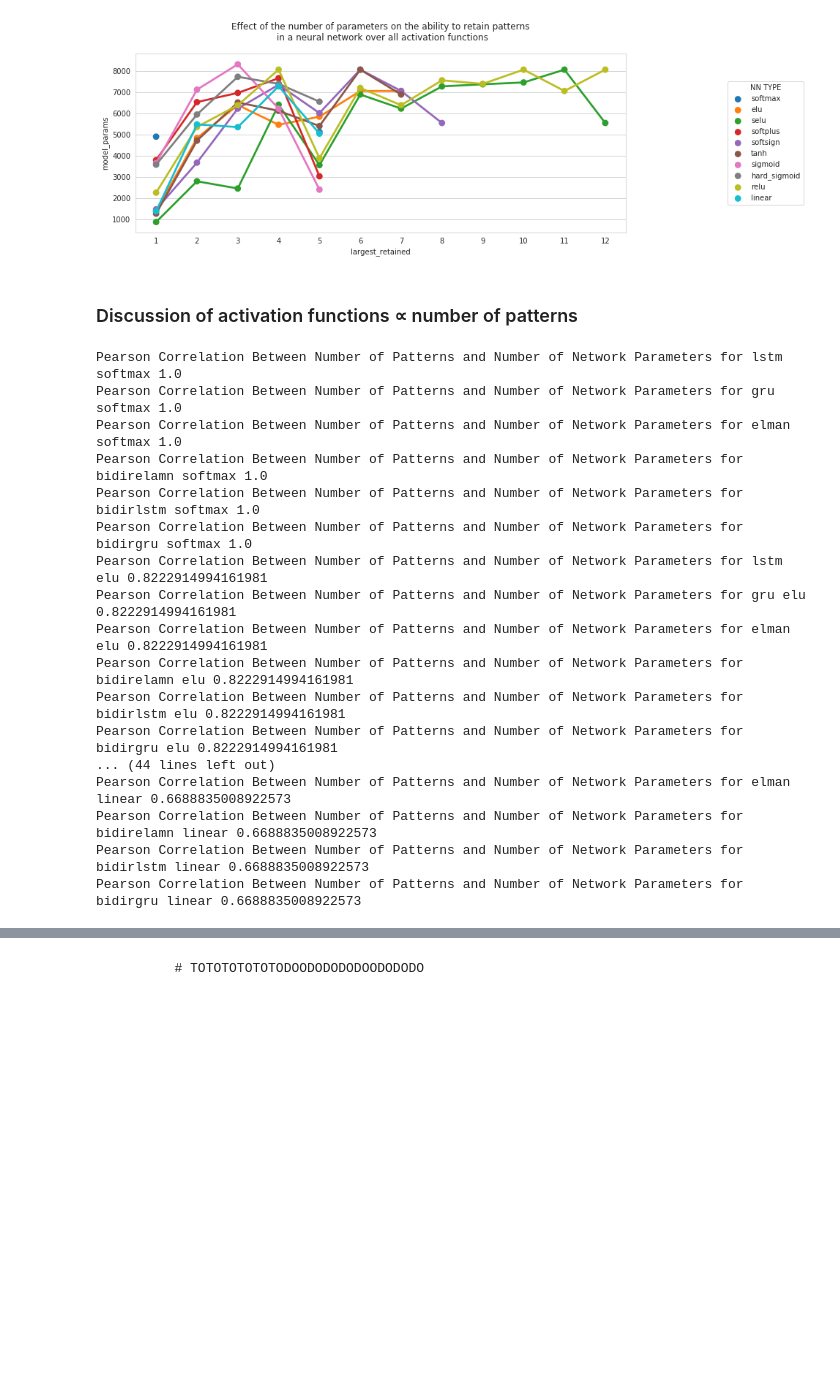
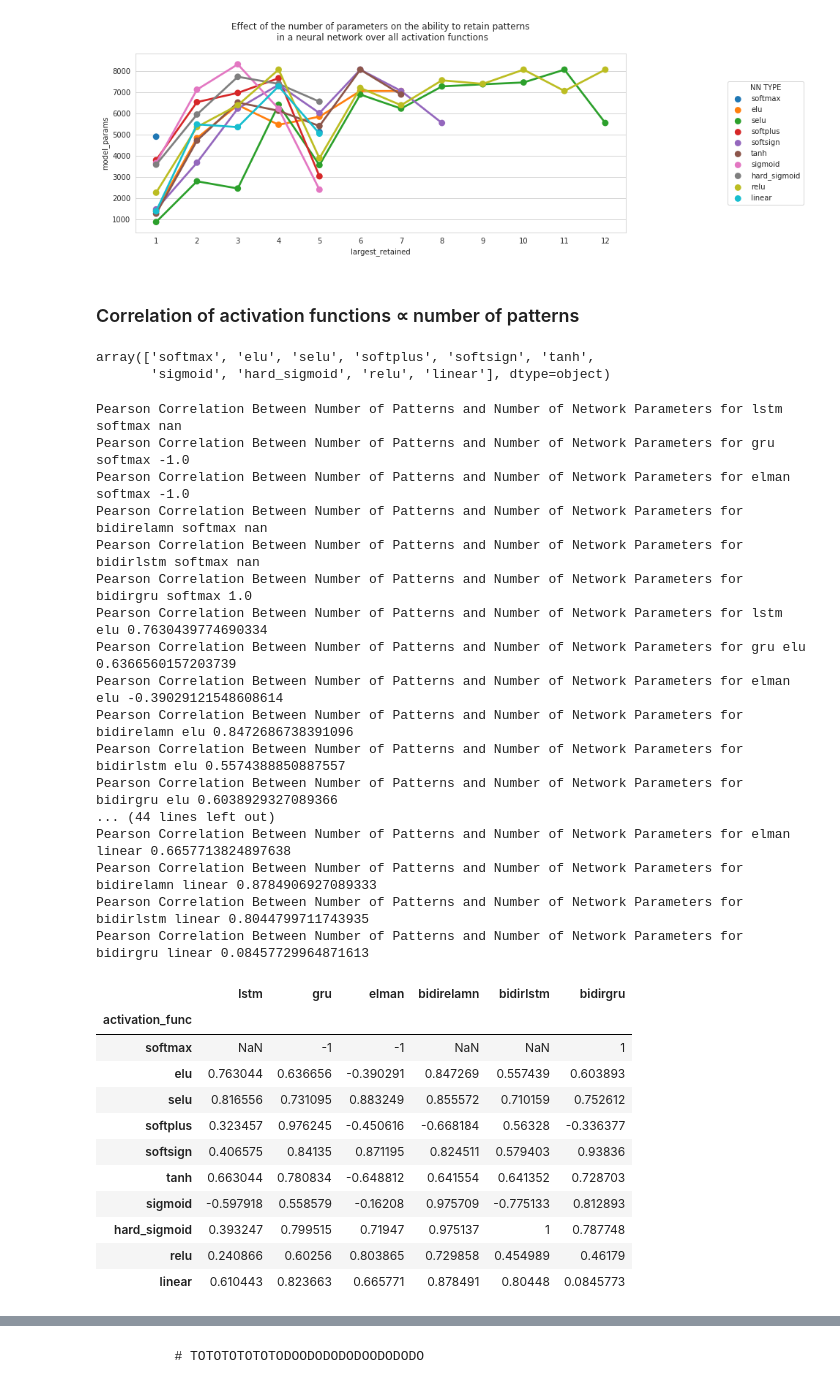
Before and after one commit to thesneakysneak/memory_capacity_retention_rnns, a Jupyter notebook: Notebooks/ExperimentV2/ExperimentAnalysisNumPatternsV2.ipynb, the cells around one changed output, grey strips where cells are left out. Drawn from its saved outputs; the diff is of its cells as text; code cells hidden in the pictures; blank space fills up the shorter version.

```diff
--- a/Notebooks/ExperimentV2/ExperimentAnalysisNumPatternsV2.ipynb
+++ b/Notebooks/ExperimentV2/ExperimentAnalysisNumPatternsV2.ipynb
@@ -262,34 +227,57 @@ plot_by_filter(x_col=x_col,
 # %% [output]
 [figure]
 # %% [markdown]
-### Discussion of activation functions  ∝ number of patterns
+### Correlation of activation functions  ∝ number of patterns
+# %%
+df[filter_col].unique()
+# %% [output]
+array(['softmax', 'elu', 'selu', 'softplus', 'softsign', 'tanh',
+       'sigmoid', 'hard_sigmoid', 'relu', 'linear'], dtype=object)
 # %%
 filter_col = "activation_func"
+df_correlation_matrix = pd.DataFrame(columns=df["nn_type"].unique())
+df_correlation_matrix["activation_func"] = df[filter_col].unique()
+df_correlation_matrix.index =  df_correlation_matrix["activation_func"]
+del df_correlation_matrix["activation_func"]
 for filter_val in df[filter_col].unique():
     for filter_val_1 in df["nn_type"].unique():
-        df_temp = df[df["nn_type"] == filter_val_1]
-        df_temp = df[df[filter_col] == filter_val]
-        df_temp = df_temp.groupby([filter_col_1]).agg({"model_params": "mean"}).to_records()
+        df_temp = df[(df["nn_type"] == filter_val_1) & (df["activation_func"] == filter_val)]
+        df_temp = df_temp.groupby(["largest_retained"]).agg({"model_params": "mean"}).to_records()
         df_temp = pd.DataFrame.from_records(df_temp)
         df_temp[x_col] = df_temp[filter_col_1].astype(float)
         df_temp["model_params"] = df_temp["model_params"].astype(float)
-
+        df_correlation_matrix.at[filter_val, filter_val_1] =   df_temp[filter_col_1].corr(df_temp["model_params"])
         print("Pearson Correlation Between "+x_label+" and Number of Network Parameters for", filter_val_1 + " "+ filter_val, df_temp[filter_col_1].corr(df_temp["model_params"]))
 # %% [output]
-Pearson Correlation Between Number of Patterns and Number of Network Parameters for lstm softmax 1.0
-Pearson Correlation Between Number of Patterns and Number of Network Parameters for gru softmax 1.0
-Pearson Correlation Between Number of Patterns and Number of Network Parameters for elman softmax 1.0
-Pearson Correlation Between Number of Patterns and Number of Network Parameters for bidirelamn softmax 1.0
-Pearson Correlation Between Number of Patterns and Number of Network Parameters for bidirlstm softmax 1.0
+Pearson Correlation Between Number of Patterns and Number of Network Parameters for lstm softmax nan
+Pearson Correlation Between Number of Patterns and Number of Network Parameters for gru softmax -1.0
+Pearson Correlation Between Number of Patterns and Number of Network Parameters for elman softmax -1.0
+Pearson Correlation Between Number of Patterns and Number of Network Parameters for bidirelamn softmax nan
+Pearson Correlation Between Number of Patterns and Number of Network Parameters for bidirlstm softmax nan
 Pearson Correlation Between Number of Patterns and Number of Network Parameters for bidirgru softmax 1.0
-Pearson Correlation Between Number of Patterns and Number of Network Parameters for lstm elu 0.8222914994161981
-Pearson Correlation Between Number of Patterns and Number of Network Parameters for gru elu 0.8222914994161981
-Pearson Correlation Between Number of Patterns and Number of Network Parameters for elman elu 0.8222914994161981
-Pearson Correlation Between Number of Patterns and Number of Network Parameters for bidirelamn elu 0.8222914994161981
-Pearson Correlation Between Number of Patterns and Number of Network Parameters for bidirlstm elu 0.8222914994161981
-Pearson Correlation Between Number of Patterns and Number of Network Parameters for bidirgru elu 0.8222914994161981
+Pearson Correlation Between Number of Patterns and Number of Network Parameters for lstm elu 0.7630439774690334
+Pearson Correlation Between Number of Patterns and Number of Network Parameters for gru elu 0.6366560157203739
+Pearson Correlation Between Number of Patterns and Number of Network Parameters for elman elu -0.39029121548608614
+Pearson Correlation Between Number of Patterns and Number of Network Parameters for bidirelamn elu 0.8472686738391096
+Pearson Correlation Between Number of Patterns and Number of Network Parameters for bidirlstm elu 0.5574388850887557
+Pearson Correlation Between Number of Patterns and Number of Network Parameters for bidirgru elu 0.6038929327089366
 ... (44 lines left out)
-Pearson Correlation Between Number of Patterns and Number of Network Parameters for elman linear 0.6688835008922573
-Pearson Correlation Between Number of Patterns and Number of Network Parameters for bidirelamn linear 0.6688835008922573
-Pearson Correlation Between Number of Patterns and Number of Network Parameters for bidirlstm linear 0.6688835008922573
-Pearson Correlation Between Number of Patterns and Number of Network Parameters for bidirgru linear 0.6688835008922573
+Pearson Correlation Between Number of Patterns and Number of Network Parameters for elman linear 0.6657713824897638
+Pearson Correlation Between Number of Patterns and Number of Network Parameters for bidirelamn linear 0.8784906927089333
+Pearson Correlation Between Number of Patterns and Number of Network Parameters for bidirlstm linear 0.8044799711743935
+Pearson Correlation Between Number of Patterns and Number of Network Parameters for bidirgru linear 0.08457729964871613
+# %%
+df_correlation_matrix
+# %% [output]
+|  | lstm | gru | elman | bidirelamn | bidirlstm | bidirgru |
+| activation_func |  |  |  |  |  |  |
+| softmax | NaN | -1 | -1 | NaN | NaN | 1 |
+| elu | 0.763044 | 0.636656 | -0.390291 | 0.847269 | 0.557439 | 0.603893 |
+| selu | 0.816556 | 0.731095 | 0.883249 | 0.855572 | 0.710159 | 0.752612 |
+| softplus | 0.323457 | 0.976245 | -0.450616 | -0.668184 | 0.56328 | -0.336377 |
+| softsign | 0.406575 | 0.84135 | 0.871195 | 0.824511 | 0.579403 | 0.93836 |
+| tanh | 0.663044 | 0.780834 | -0.648812 | 0.641554 | 0.641352 | 0.728703 |
+| sigmoid | -0.597918 | 0.558579 | -0.16208 | 0.975709 | -0.775133 | 0.812893 |
+| hard_sigmoid | 0.393247 | 0.799515 | 0.71947 | 0.975137 | 1 | 0.787748 |
+| relu | 0.240866 | 0.60256 | 0.803865 | 0.729858 | 0.454989 | 0.46179 |
+| linear | 0.610443 | 0.823663 | 0.665771 | 0.878491 | 0.80448 | 0.0845773 |
```
Also changed, not shown: parts of 28 cells of this notebook.
